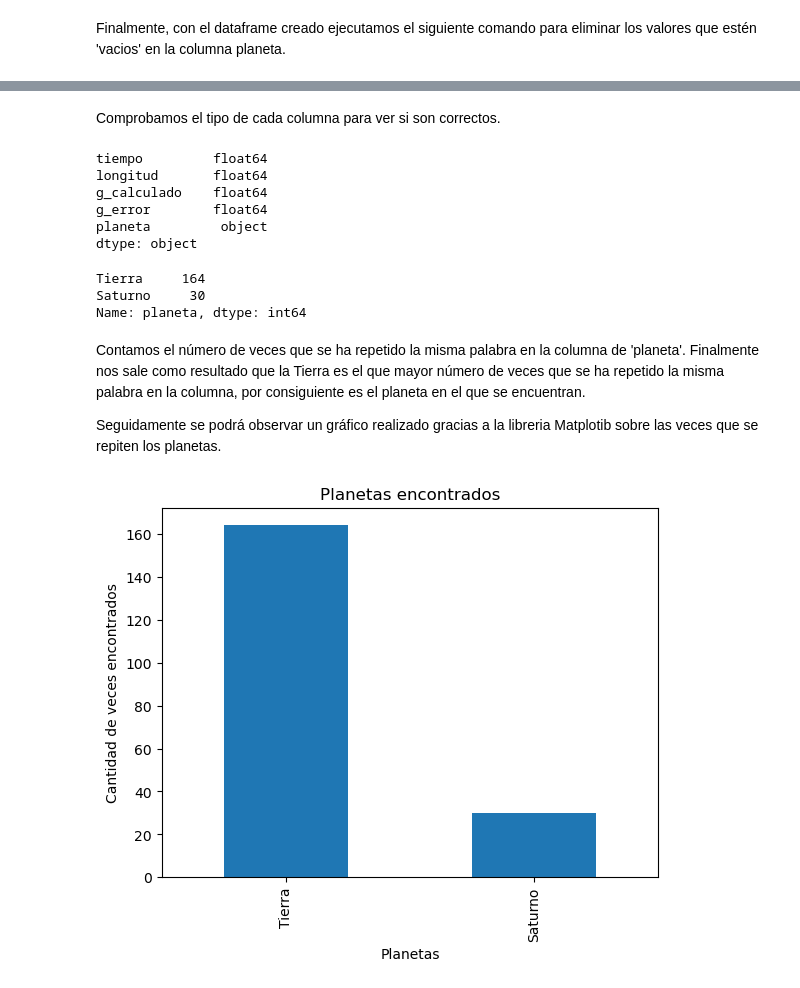
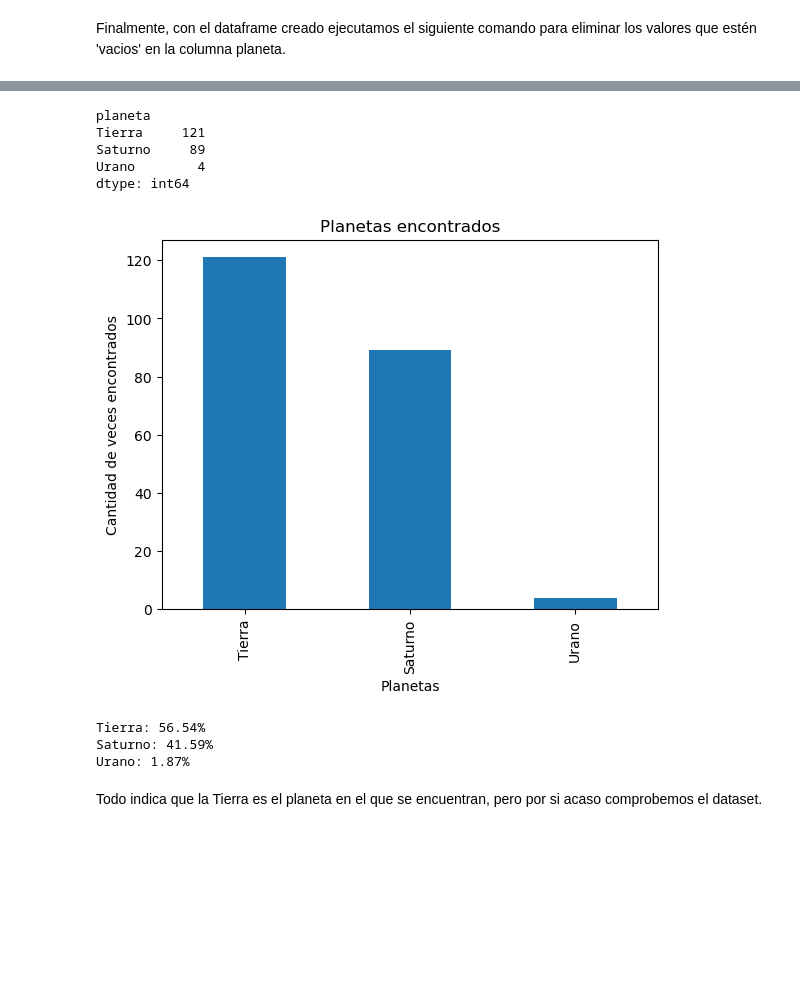
Before and after one commit to mgonzalz/perdidos_espacio, a Jupyter notebook: perdidos_espacio.ipynb, the cells around one changed output, grey strips where cells are left out. Drawn from its saved outputs; the diff is of its cells as text; code cells hidden in the pictures; blank space fills up the shorter version.

```diff
--- a/perdidos_espacio.ipynb
+++ b/perdidos_espacio.ipynb
@@ -221,0 +240,2 @@ df_recta_1 = df_recta.copy()
+# %%
+df_1 = df.copy()
@@ -224,10 +245,0 @@ Mediante un bucle ejecutamos la función definida al principio para averiguar el
-# %%
-planeta_pos = []
-for i in range(len(df_recta_1)):
-    planeta = planeta_esperado(df_recta_1['g_calculado'][i], df_recta_1['g_error'][i])
-    if planeta is not None:
-        planeta_pos.append(planeta.nombre)
-    else:
-        planeta_pos.append('')
-df_recta_1['planeta'] = planeta_pos
-df_recta_1['planeta'] = df_recta_1['planeta'].astype(str)
@@ -249,0 +246,9 @@ df_recta_1.head(100)
+# %%
+for i in range(len(df_1)):
+    planeta = planeta_esperado(df_1['gravedad'][i], df_1['error'][i])
+    if planeta is None:
+        df_1.loc[i, 'planeta'] = None
+        df_1.loc[i, 'id_planeta'] = None
+    else:
+        df_1.loc[i, 'planeta'] = planeta.nombre
+        df_1.loc[i, 'id_planeta'] = planeta.id
@@ -281,31 +288,37 @@ df_recta_1.isnull() # Eliminar las filas con valores NaN
-# %% [markdown]
-Comprobamos el tipo de cada columna para ver si son correctos.</br>
-# %%
-df_recta_1.dtypes
-# %% [output]
-tiempo         float64
-longitud       float64
-g_calculado    float64
-g_error        float64
-planeta         object
-dtype: object
-# %%
-df_recta_1['planeta'].value_counts()
-# %% [output]
-Tierra     164
-Saturno     30
-Name: planeta, dtype: int64
-# %% [markdown]
-Contamos el número de veces que se ha repetido la misma palabra en la columna de 'planeta'. Finalmente nos sale como resultado que la Tierra es el que mayor número de veces que se ha repetido la misma palabra en la columna, por consiguiente es el planeta en el que se encuentran.</br>
-
-Seguidamente se podrá observar un gráfico realizado gracias a la libreria Matplotib sobre las veces que se repiten los planetas.</br>
+# %%
+df_1 = df_1.dropna() # Eliminar las filas con valores NaN, en el caso de si las hubiese
+# %%
+df_1.value_counts('planeta')
+# %% [output]
+planeta
+Tierra     121
+Saturno     89
+Urano        4
+dtype: int64
 # %%
-df_recta_1['planeta'].value_counts().plot(kind='bar')
+df_1['planeta'].value_counts().plot(kind='bar')
 
 plt.title('Planetas encontrados')
 plt.xlabel('Planetas')
 plt.ylabel('Cantidad de veces encontrados')
 
 plt.show()
 # %% [output]
-[figure, old version]
+[figure, new version]
+# %%
+# Ni
+freq_abs = df_1['planeta'].value_counts()
+
+# Ni/N
+freq_rel = freq_abs / len(df_1['planeta'])
+
+# Calcular los porcentajes (opcional)
+porcentajes = freq_rel * 100
+for i in range(len(porcentajes)):
+    print(f'{freq_abs.index[i]}: {round(porcentajes[i], 2)}%')
+# %% [output]
+Tierra: 56.54%
+Saturno: 41.59%
+Urano: 1.87%
+# %% [markdown]
+Todo indica que la Tierra es el planeta en el que se encuentran, pero por si acaso comprobemos el dataset.</br>
```
Also changed, not shown: parts of 75 cells of this notebook, 4 other files.
